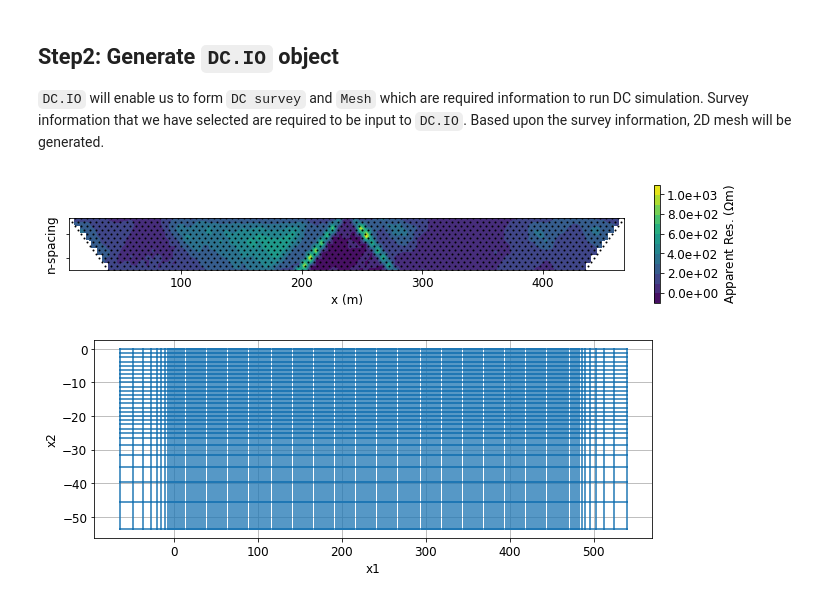
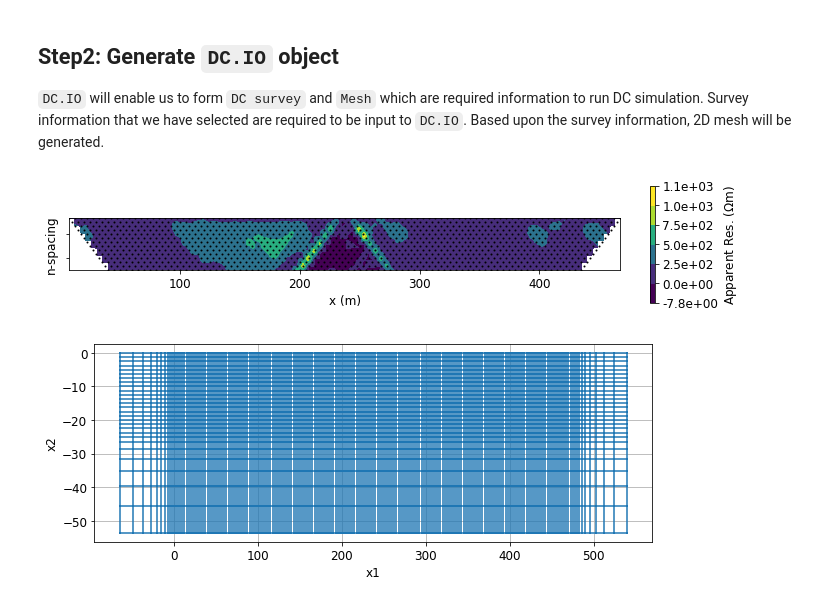
Before and after one commit to simpeg/em-notebooks, a Jupyter notebook: notebooks/DC_inversion_2D_example.ipynb, the cells around one changed output. Saved outputs shown, nothing was run; the diff lists cells and outputs as text; code cells hidden in the pictures.

Commit message:
update dc2d pseudosection visualization

```diff
--- a/notebooks/DC_inversion_2D_example.ipynb
+++ b/notebooks/DC_inversion_2D_example.ipynb
@@ -85,9 +85,9 @@ dc_survey = IO.from_ambn_locations_to_survey(
     data_dc_type='apparent_resistivity'
 )
 # %%
-IO.plotPseudoSection(data_type='apparent_resistivity', scale='linear')
+IO.plotPseudoSection(data_type='apparent_resistivity', scale='linear',clim=(0,1000),ncontour=3)
 # %% [output]
-[figure, old version]
+[figure, new version]
 # %%
 # Generate 2D tensor mesh
 mesh, actind = IO.set_mesh(dx=2.5)
```
